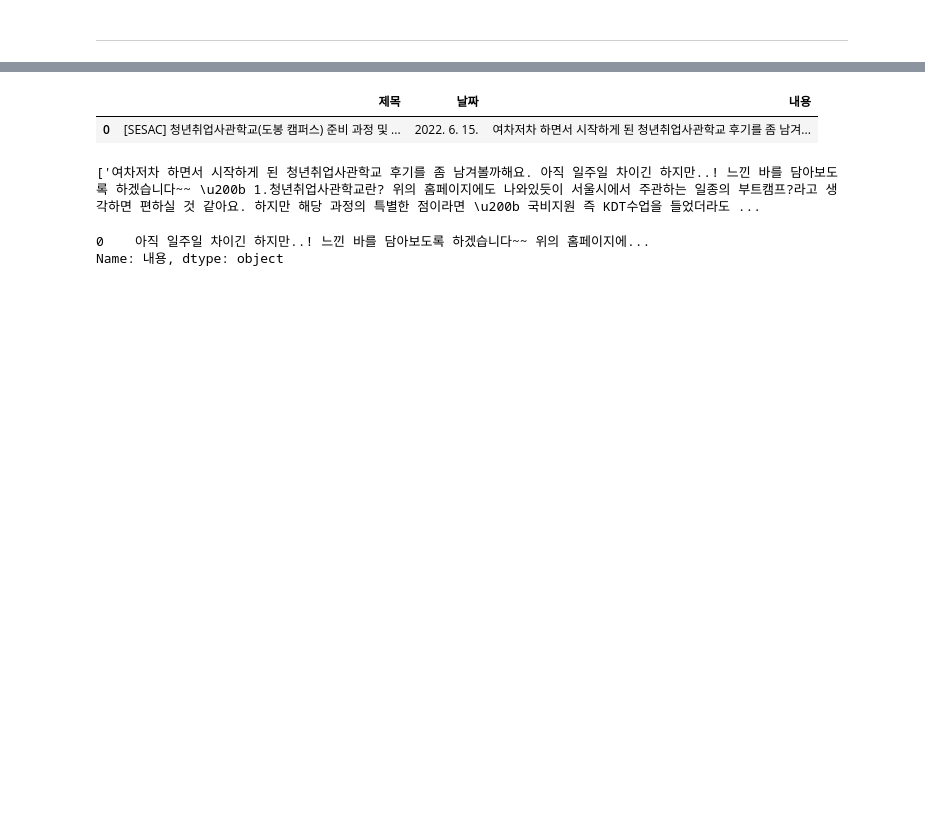
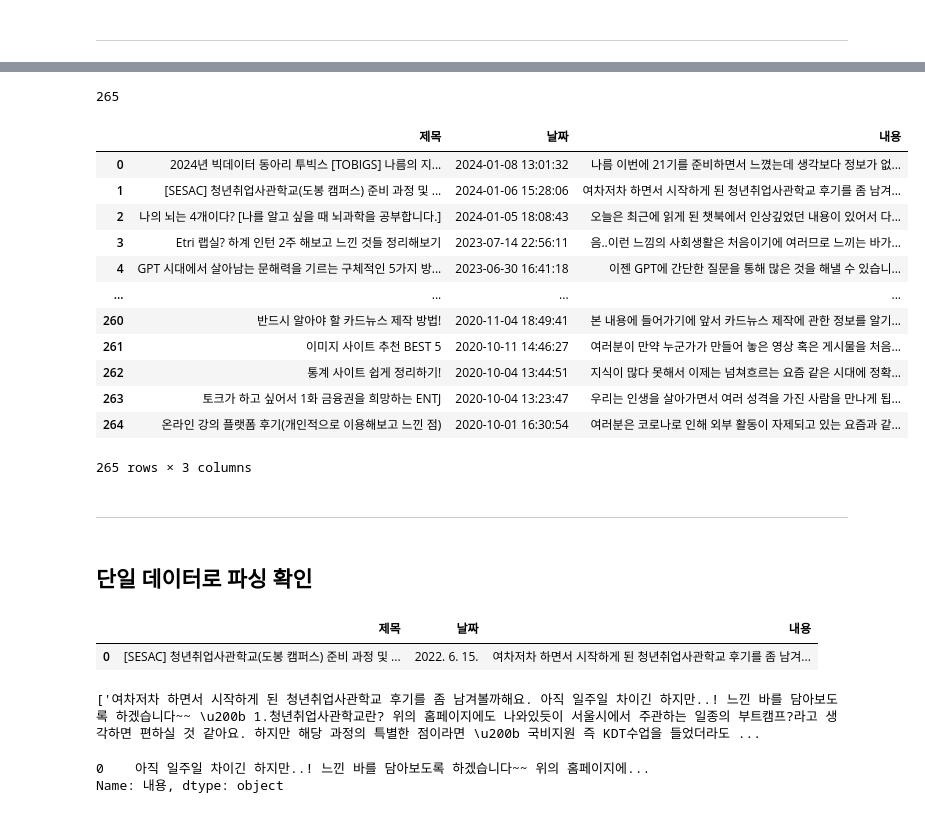
Before and after one commit to ru2zi/giminopt, a Jupyter notebook: train.ipynb, the cells around one changed output, grey strips where cells are left out. Saved outputs shown, nothing was run; the diff lists cells and outputs as text; code cells hidden in the pictures; blank space fills up the shorter version.

```diff
--- a/train.ipynb
+++ b/train.ipynb
@@ -194,0 +239,71 @@ KeyboardInterrupt:
+# %%
+len(log_date)
+# %% [output]
+265
+# %%
+from bs4 import BeautifulSoup
+import pandas as pd
+from datetime import datetime  # datetime 모듈 import
+
+# 데이터를 저장할 리스트 초기화
+titles = []
+dates = []
+contents = []
+
+for logNo, addDate in log_date:  # 각 logNo와 addDate에 대해서
+    params = {
+        'blogId': 'inno06039',
+        'logNo': str(logNo),  # logNo를 문자열로 변환
+        'categoryNo': '1',
+        'parentCategoryNo': '1',
+        'from': 'thumbnailList',
+    }
+    response = requests.get('https://blog.naver.com/PostView.naver', params=params, cookies=cookies, headers=headers)
+
+    # BeautifulSoup를 사용하여 HTML 파싱
+    soup = BeautifulSoup(response.text, 'html.parser')
+
+    # 초기 변수 설정
+    current_title = None
+    current_content = []
+
+    # 모든 <p> 태그를 찾아서 데이터 추
+    p_tags = soup.find_all('p')
+
+    for tag in p_tags:
+        if 'class' in tag.attrs and 'se-text-paragraph-align-' in tag['class']:
+            if current_title is None:
+                current_title = tag.text.strip()
+            else:
+                current_content.append(tag.text.strip())
+        elif 'class' in tag.attrs and 'se-text-paragraph-align-center' in tag['class']:
+            if current_title is not None:
+                current_content.append(tag.text.strip())
+
+    # "addDate"를 읽기 편한 형식으로 변환
+    current_date = datetime.fromtimestamp(addDate / 1000).strftime('%Y-%m-%d %H:%M:%S')
+
+    # 제목, 날짜, 내용 추가
+    if current_title is not None:
+        titles.append(current_title)
+        dates.append(current_date)
+        contents.append(' '.join(current_content).replace('\u200b', ''))
+
+# 데이터프레임 생성
+data = {'제목': titles, '날짜': dates, '내용': contents}
+df = pd.DataFrame(data)
+df
+# %% [output]
+|  | 제목 | 날짜 | 내용 |
+| 0 | 2024년 빅데이터 동아리 투빅스 [TOBIGS] 나름의 지... | 2024-01-08 13:01:32 | 나름 이번에 21기를 준비하면서 느꼈는데 생각보다 정보가 없... |
+| 1 | [SESAC] 청년취업사관학교(도봉 캠퍼스) 준비 과정 및 ... | 2024-01-06 15:28:06 | 여차저차 하면서 시작하게 된 청년취업사관학교 후기를 좀 남겨... |
+| 2 | 나의 뇌는 4개이다? [나를 알고 싶을 때 뇌과학을 공부합니다.] | 2024-01-05 18:08:43 | 오늘은 최근에 읽게 된 챗북에서 인상깊었던 내용이 있어서 다... |
+| 3 | Etri 랩실? 하계 인턴 2주 해보고 느낀 것들 정리해보기 | 2023-07-14 22:56:11 | 음..이런 느낌의 사회생활은 처음이기에 여러므로 느끼는 바가... |
+| 4 | GPT 시대에서 살아남는 문해력을 기르는 구체적인 5가지 방... | 2023-06-30 16:41:18 | 이젠 GPT에 간단한 질문을 통해 많은 것을 해낼 수 있습니... |
+| ... | ... | ... | ... |
+| 260 | 반드시 알아야 할 카드뉴스 제작 방법! | 2020-11-04 18:49:41 | 본 내용에 들어가기에 앞서 카드뉴스 제작에 관한 정보를 알기... |
+| 261 | 이미지 사이트 추천 BEST 5 | 2020-10-11 14:46:27 | 여러분이 만약 누군가가 만들어 놓은 영상 혹은 게시물을 처음... |
+| 262 | 통계 사이트 쉽게 정리하기! | 2020-10-04 13:44:51 | 지식이 많다 못해서 이제는 넘쳐흐르는 요즘 같은 시대에 정확... |
+| 263 | 토크가 하고 싶어서 1화 금융권을 희망하는 ENTJ | 2020-10-04 13:23:47 | 우리는 인생을 살아가면서 여러 성격을 가진 사람을 만나게 됩... |
+| 264 | 온라인 강의 플랫폼 후기(개인적으로 이용해보고 느낀 점) | 2020-10-01 16:30:54 | 여러분은 코로나로 인해 외부 활동이 자제되고 있는 요즘과 같... |
+265 rows × 3 columns
@@ -195,3 +312,7 @@ KeyboardInterrupt:
+# %% [markdown]
+---
+# %% [markdown]
+## 단일 데이터로 파싱 확인
 # %%
 url = 'https://blog.naver.com/inno06039'
 response = requests.get(url)
```
Also changed, not shown: parts of 9 cells of this notebook, 1 other file.
